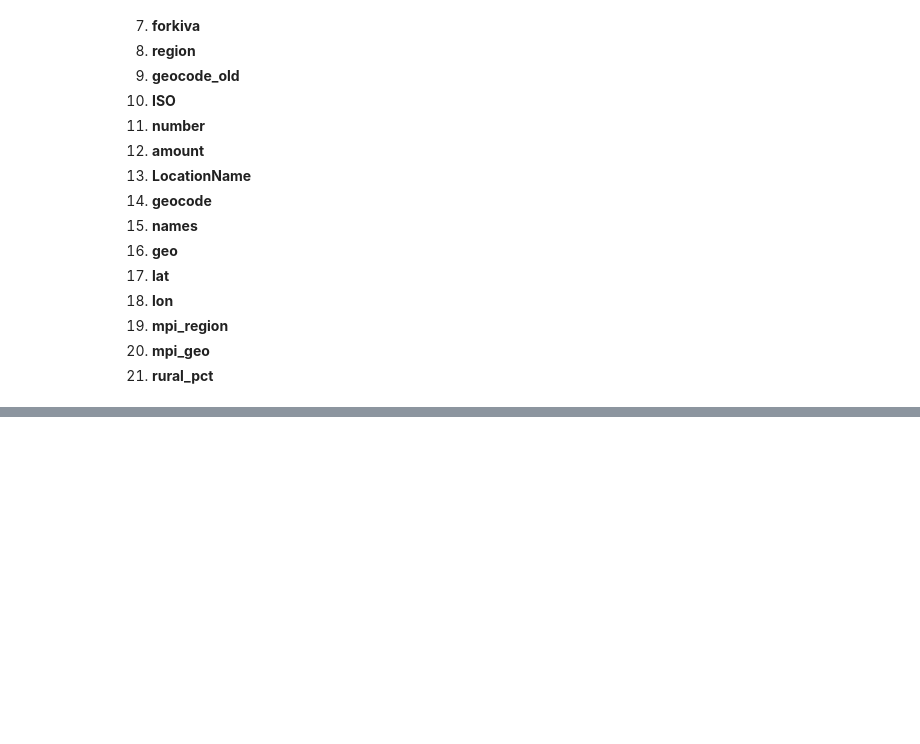
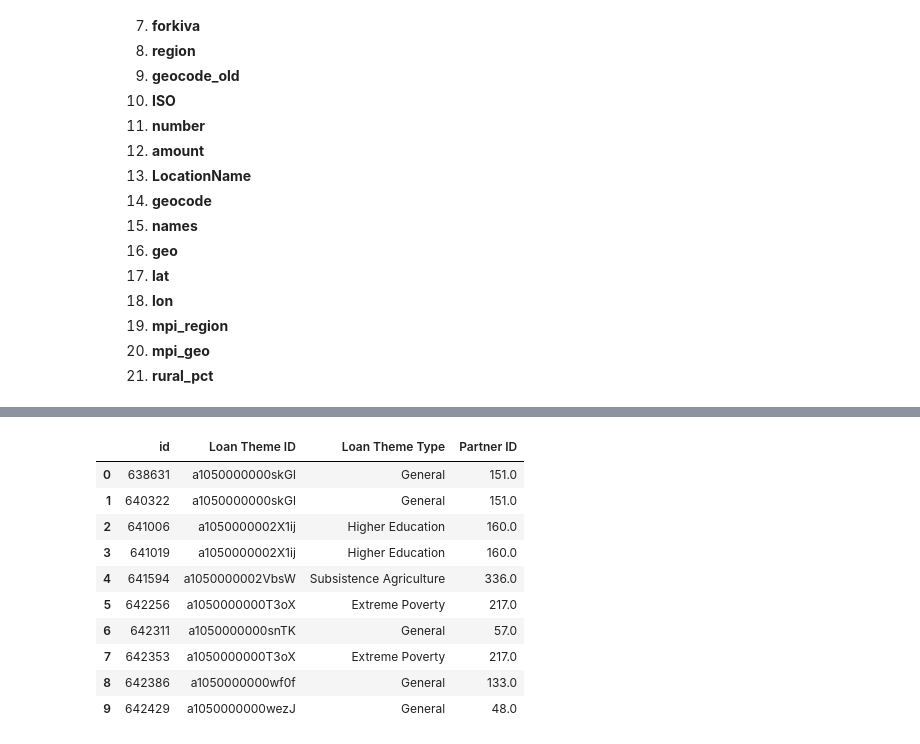
Before and after one commit to masterpython4ds/assignment-1-CeeThinwa, a Jupyter notebook: KIVA Analysis.ipynb, the cells around one changed output, grey strips where cells are left out. Drawn from its saved outputs; the diff is of its cells as text; code cells hidden in the pictures; blank space fills up the shorter version.

```diff
--- a/KIVA Analysis.ipynb
+++ b/KIVA Analysis.ipynb
@@ -104,0 +133,14 @@ There are four data sources provided by Kiva:
+# %%
+loan_themes.head(10)
+# %% [output]
+|  | id | Loan Theme ID | Loan Theme Type | Partner ID |
+| 0 | 638631 | a1050000000skGl | General | 151.0 |
+| 1 | 640322 | a1050000000skGl | General | 151.0 |
+| 2 | 641006 | a1050000002X1ij | Higher Education | 160.0 |
+| 3 | 641019 | a1050000002X1ij | Higher Education | 160.0 |
+| 4 | 641594 | a1050000002VbsW | Subsistence Agriculture | 336.0 |
+| 5 | 642256 | a1050000000T3oX | Extreme Poverty | 217.0 |
+| 6 | 642311 | a1050000000snTK | General | 57.0 |
+| 7 | 642353 | a1050000000T3oX | Extreme Poverty | 217.0 |
+| 8 | 642386 | a1050000000wf0f | General | 133.0 |
+| 9 | 642429 | a1050000000wezJ | General | 48.0 |
```
Also changed, not shown: parts of 3 cells of this notebook.
